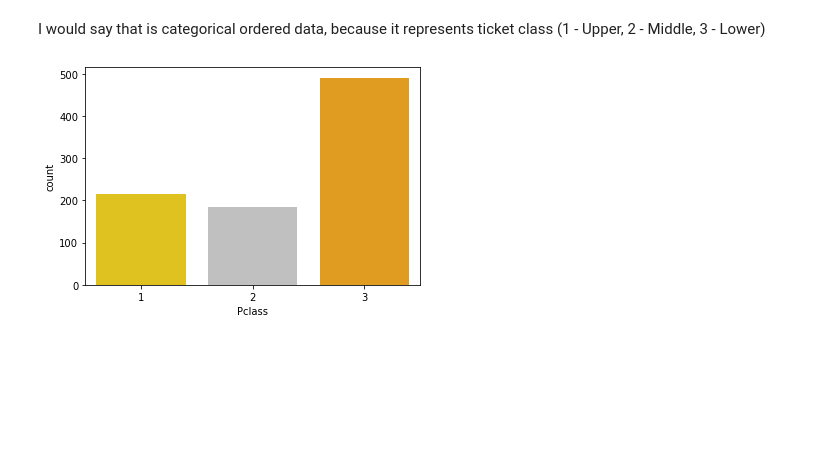
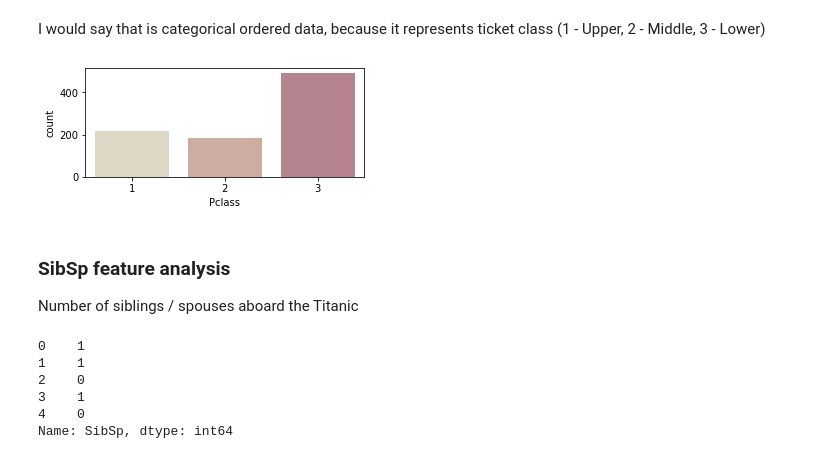
Before and after one commit to Justdek-code/data-science, a Jupyter notebook: titanic_practice/titanic_survived_classification.ipynb, the cells around one changed output. Drawn from its saved outputs; the diff is of its cells as text; code cells hidden in the pictures; blank space fills up the shorter version.

Commit message:
EDA SibSp, Parch features analysis

```diff
--- a/titanic_practice/titanic_survived_classification.ipynb
+++ b/titanic_practice/titanic_survived_classification.ipynb
@@ -82,6 +78,7 @@ std_numerical_data.head()
 | 3 | -1.57 | 0.37 | 0.43 | -0.47 | 0.42 |
 | 4 | 0.83 | 0.37 | -0.47 | -0.47 | -0.49 |
 # %%
-plt.figure(figsize=(15, 8))
+plt.figure(figsize=(10, 4))
+sns.set_palette(sns.color_palette("crest"))
 sns.boxplot(data=std_numerical_data, orient='horizontal');
 # %% [output]
@@ -193,7 +202,12 @@ Name: Pclass, dtype: int64
 # %% [markdown]
 I would say that is categorical ordered data, because it represents ticket class (1 - Upper, 2 - Middle, 3 - Lower)
 # %%
-sns.set_palette(sns.color_palette(['gold', 'silver', 'orange']))
+plt.figure(figsize=(5, 2))
+sns.set_palette(sns.color_palette("ch:s=-.2,r=.6"))
 sns.countplot(x=pclass_attribute);
 # %% [output]
-[figure, old version]
+[figure, new version]
+# %% [markdown]
+### SibSp feature analysis
+
+Number of siblings / spouses aboard the Titanic
@@ -199,0 +216,9 @@ sns.countplot(x=pclass_attribute);
+# %%
+sib_sp_attribute.head()
+# %% [output]
+0    1
+1    1
+2    0
+3    1
+4    0
+Name: SibSp, dtype: int64
```
Also changed, not shown: parts of 26 cells of this notebook.
